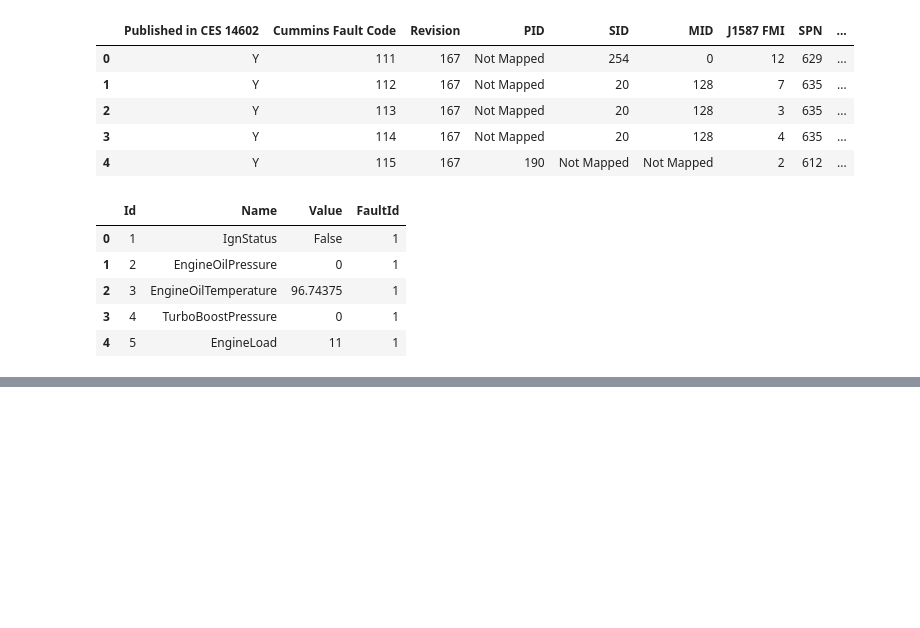
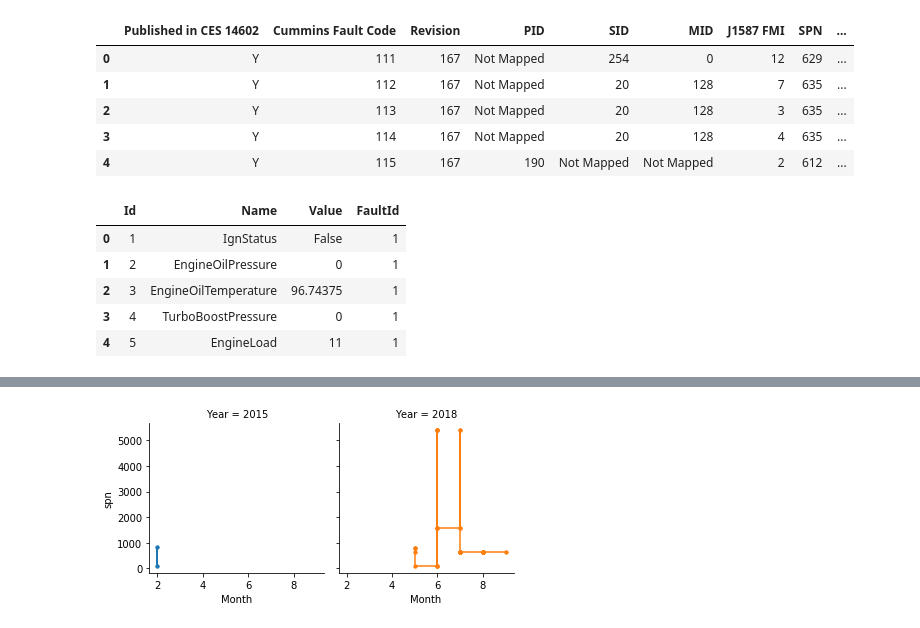
Before and after one commit to Barrett-Rogers/dq8-kingpins, a Jupyter notebook: big_g_foyaz.ipynb, the cells around one changed output, grey strips where cells are left out. Drawn from its saved outputs; the diff is of its cells as text; code cells hidden in the pictures; blank space fills up the shorter version.

```diff
--- a/big_g_foyaz.ipynb
+++ b/big_g_foyaz.ipynb
@@ -37,0 +169,2 @@ vehicle_diagnostic.head()
+# %%
+failed_truck_df['EventTimeStamp'] = failed_truck_df['EventTimeStamp'].astype('datetime64')
@@ -37,0 +282,5 @@ vehicle_diagnostic.head()
+# %%
+grid = sns.FacetGrid(truck_310, col="Year", hue="Year")
+grid.map(plt.plot, "Month","spn", marker='.');
+# %% [output]
+[figure, added]
```
Also changed, not shown: parts of 26 cells of this notebook.
